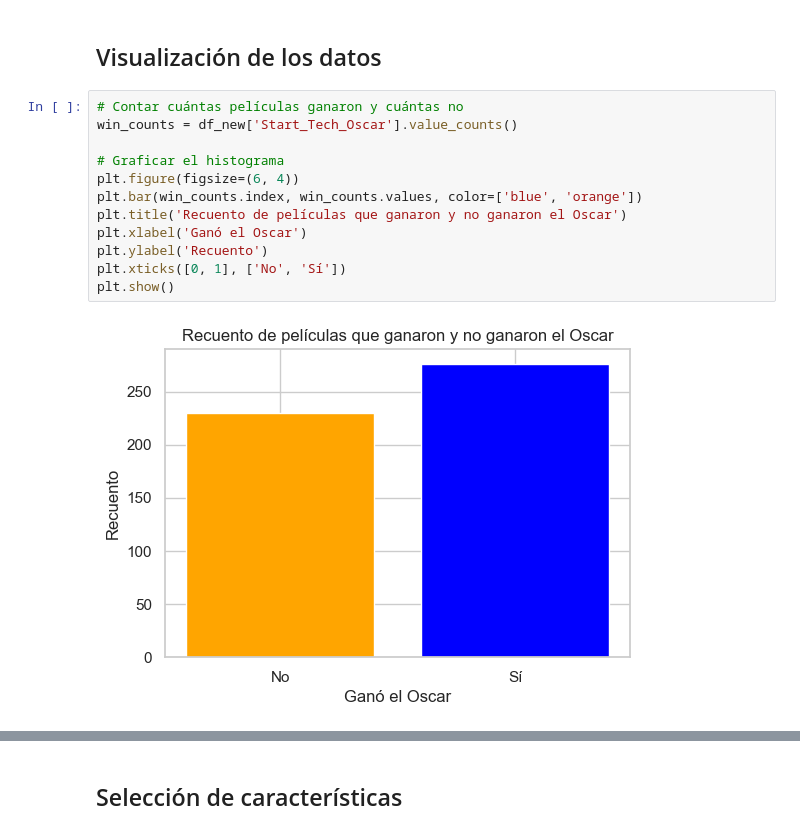
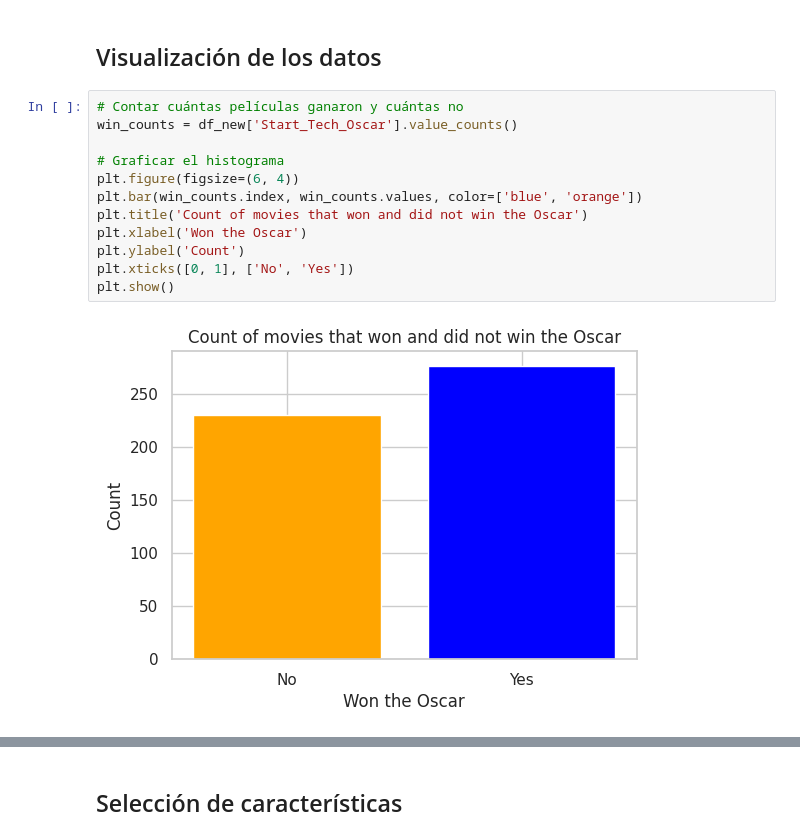
Before and after one commit to RodrigoCervantes-Data-AI-Eng/practice2_data-science, a Jupyter notebook: Movie_classification_Cervantes_Martinez_Rodrigo_Fabian.ipynb, the cells around one changed output, grey strips where cells are left out. Cells and saved outputs as stored; diff of their text form.

```diff
--- a/Movie_classification_Cervantes_Martinez_Rodrigo_Fabian.ipynb
+++ b/Movie_classification_Cervantes_Martinez_Rodrigo_Fabian.ipynb
@@ -231,17 +230,17 @@ Prueba de shapiro:  0.7644120808562066
 # %%
 # Contar cuántas películas ganaron y cuántas no
 win_counts = df_new['Start_Tech_Oscar'].value_counts()
 
 # Graficar el histograma
 plt.figure(figsize=(6, 4))
 plt.bar(win_counts.index, win_counts.values, color=['blue', 'orange'])
-plt.title('Recuento de películas que ganaron y no ganaron el Oscar')
-plt.xlabel('Ganó el Oscar')
-plt.ylabel('Recuento')
-plt.xticks([0, 1], ['No', 'Sí'])
+plt.title('Count of movies that won and did not win the Oscar')
+plt.xlabel('Won the Oscar')
+plt.ylabel('Count')
+plt.xticks([0, 1], ['No', 'Yes'])
 plt.show()
 # %% [output]
-[figure, old version]
+[figure, new version]
 # %%
 cols = df_new.columns.drop('Start_Tech_Oscar')  # Eliminar la variable objetivo de la lista de columnas
 for col in cols:
```
Also changed, not shown: parts of 15 cells of this notebook.
